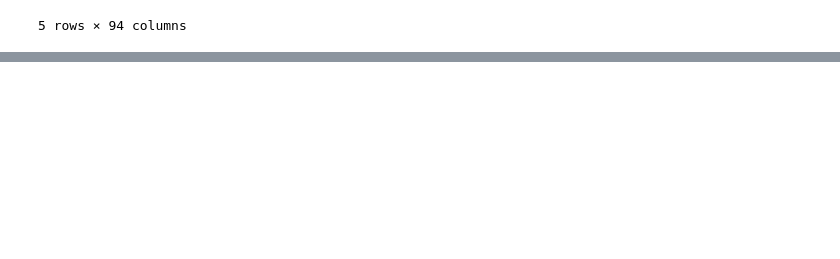
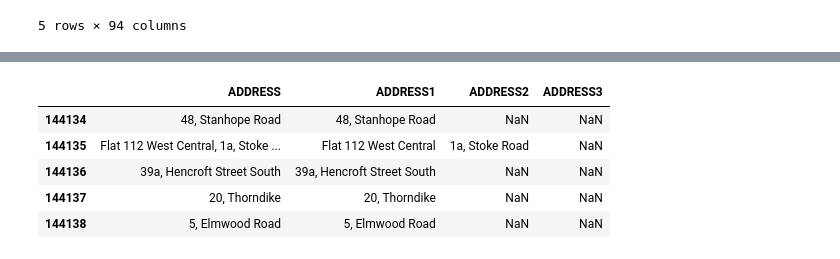
Before and after one commit to NiroshSuthagar/project-housing, a Jupyter notebook: eda.ipynb, the cells around one changed output, grey strips where cells are left out. Cells and saved outputs as stored; diff of their text form; code cells hidden in the pictures; blank space fills up the shorter version.

```diff
--- a/eda.ipynb
+++ b/eda.ipynb
@@ -286,0 +385,9 @@ LR_combined.head()
+# %%
+valid_EPC[['ADDRESS', 'ADDRESS1', 'ADDRESS2', 'ADDRESS3']].head()
+# %% [output]
+|  | ADDRESS | ADDRESS1 | ADDRESS2 | ADDRESS3 |
+| 144134 | 48, Stanhope Road | 48, Stanhope Road | NaN | NaN |
+| 144135 | Flat 112 West Central, 1a, Stoke ... | Flat 112 West Central | 1a, Stoke Road | NaN |
+| 144136 | 39a, Hencroft Street South | 39a, Hencroft Street South | NaN | NaN |
+| 144137 | 20, Thorndike | 20, Thorndike | NaN | NaN |
+| 144138 | 5, Elmwood Road | 5, Elmwood Road | NaN | NaN |
```
Also changed, not shown: parts of 33 cells of this notebook, 1 other file.
